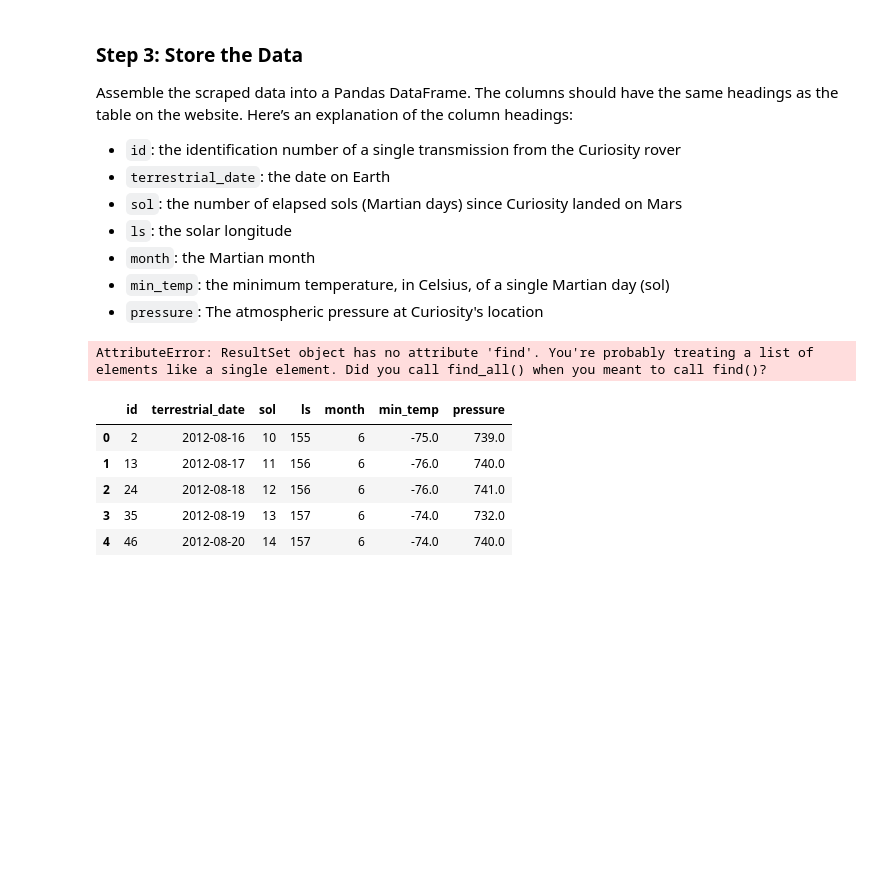
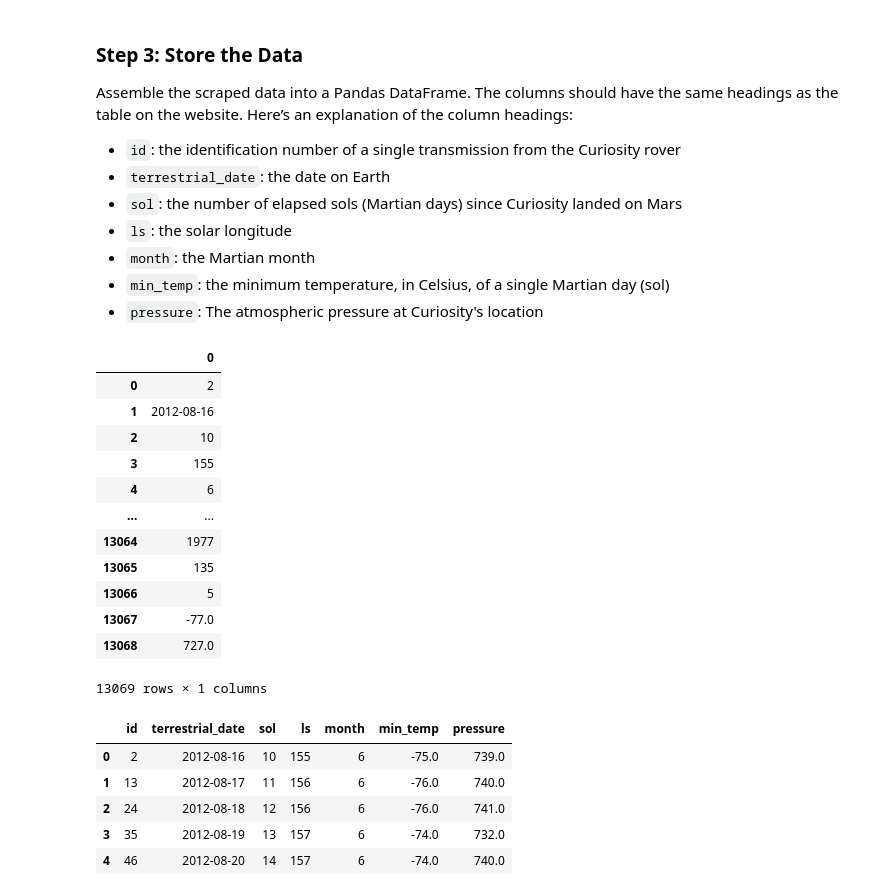
Before and after one commit to Nacho567/Mission-to-Mars, a Jupyter notebook: Final_Code/part_2_mars_weather.ipynb, the cells around one changed output. Saved outputs shown, nothing was run; the diff lists cells and outputs as text; code cells hidden in the pictures; blank space fills up the shorter version.

```diff
--- a/Final_Code/part_2_mars_weather.ipynb
+++ b/Final_Code/part_2_mars_weather.ipynb
@@ -51,26 +51,35 @@ Assemble the scraped data into a Pandas DataFrame. The columns should have the s
 # Create an empty list
 headers = []
 row_data = []
-
 # Loop through the scraped data to create a list of row headers
 row_headings = table.find_all('th')
 for header in row_headings:
-    col_head = row_headings
-    headers.append(col_head)
+    label = header.text
+    headers.append(label)
 
-# Loop through the scraped data to create a list of row data
-rows = table.find_all('tr')
+# # Loop through the scraped data to create a list of row data
+rows = table.find_all('td')
 for row in rows:
-    #strip or text?
-    #row_data=[td.text.strip() for td in data]
-    row_data = rows.find('td')
-    row_data.append(row_data)
+    table_data = row.text
+    row_data.append(table_data)
-# %% [output]
-AttributeError: ResultSet object has no attribute 'find'. You're probably treating a list of elements like a single element. Did you call find_all() when you meant to call find()?
 # %%
 # Create a Pandas DataFrame by using the list of rows and a list of the column names
-df = pd.DataFrame(row_data, columns=headers, index=false)
+df = pd.DataFrame(row_data)
 df
+# %% [output]
+|  | 0 |
+| 0 | 2 |
+| 1 | 2012-08-16 |
+| 2 | 10 |
+| 3 | 155 |
+| 4 | 6 |
+| ... | ... |
+| 13064 | 1977 |
+| 13065 | 135 |
+| 13066 | 5 |
+| 13067 | -77.0 |
+| 13068 | 727.0 |
+13069 rows × 1 columns
 # %%
 # Confirm DataFrame was created successfully
 # %% [output]
```
Also changed, not shown: 1 other file.
